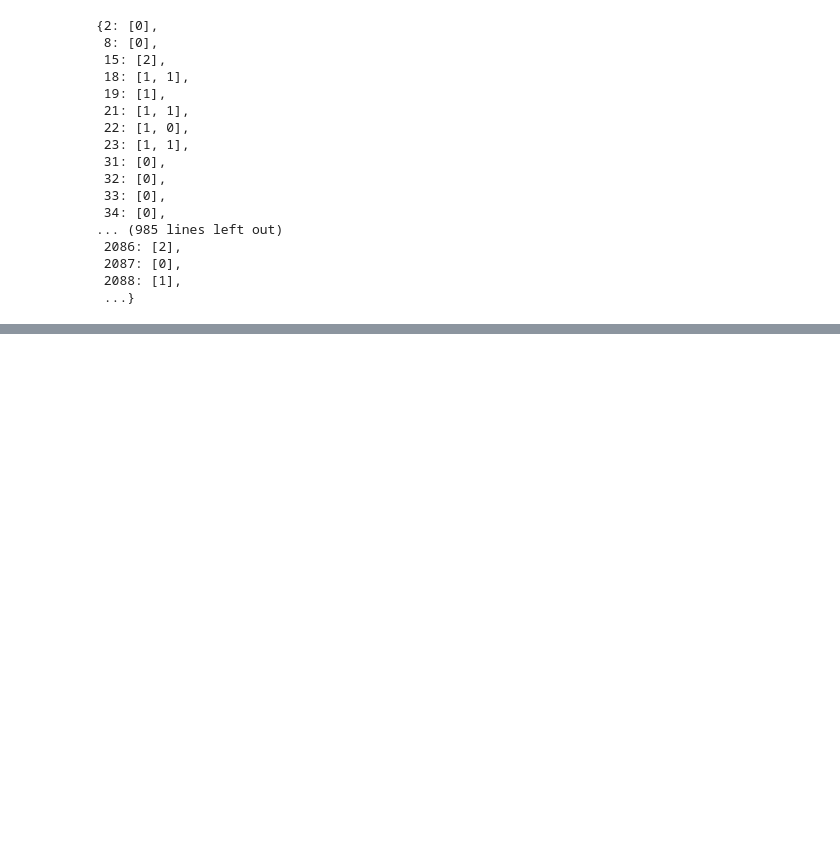
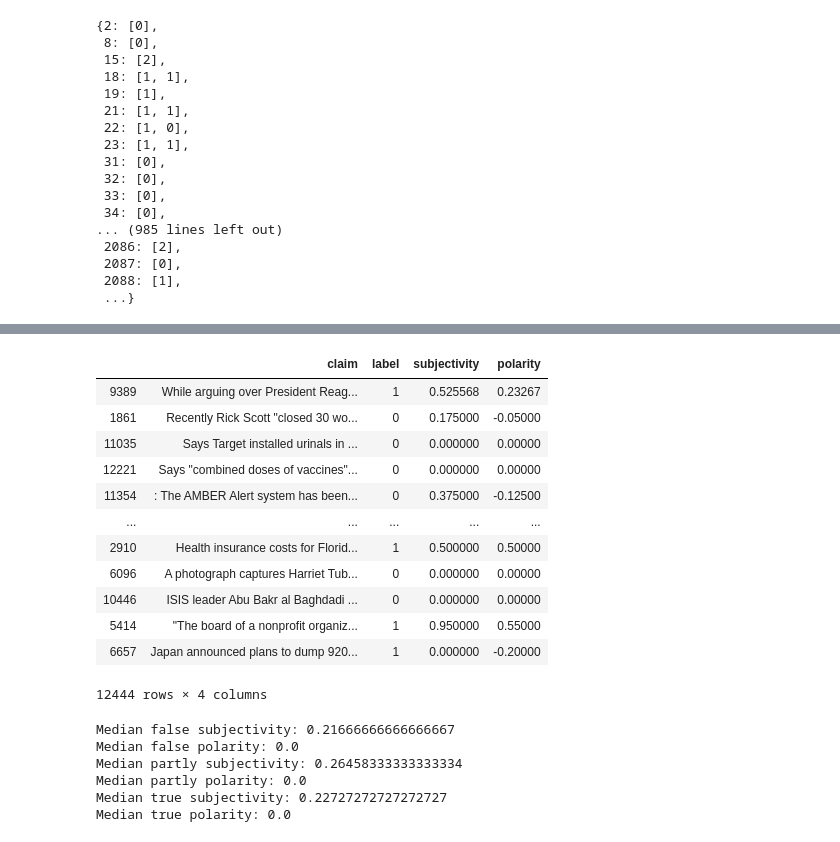
Before and after one commit to atol/fake-news-ai, a Jupyter notebook: notebooks/classifiers.ipynb, the cells around one changed output, grey strips where cells are left out. Cells and saved outputs as stored; diff of their text form; code cells hidden in the pictures; blank space fills up the shorter version.

```diff
--- a/notebooks/classifiers.ipynb
+++ b/notebooks/classifiers.ipynb
@@ -176,14 +117,0 @@ pickle.dump( single_label_claimants, open( "../input/train_claimants.p", "wb" )
-# %%
-import glob
-import os
-articles = []
-
-for file in glob.glob(os.path.join("../dataset/articles", '*.txt')):
-    with open(file) as f:
-        body = " ".join(line for line in f)
-
-    base = os.path.basename(file)
-    file_name = os.path.splitext(base)[0]
-
-    article = (os.path.basename(file_name), body)
-    articles.append(article)
@@ -193,7 +118,7 @@ articles_df.columns = ['article_id', 'article']
 # %%
 related_articles = []
 
-for index, row in train_set.iterrows():
+for index, row in df.iterrows():
     for article in row['related_articles']:
         related_articles.append((article, row['id'], row['label']))
 # %%
@@ -251,0 +240,3 @@ pickle.dump( article_id_single_label, open( "../input/train_article_ids.p", "wb"
+# %%
+claims = pd.DataFrame(df, columns=['claim', 'label'])
+claims
@@ -251,0 +257,21 @@ pickle.dump( article_id_single_label, open( "../input/train_article_ids.p", "wb"
+# %%
+for index, row in claims.iterrows():
+    claim = TextBlob(row['claim'])
+    claims.at[index,'subjectivity'] = claim.sentiment.subjectivity
+    claims.at[index,'polarity'] = claim.sentiment.polarity
+# %%
+claims
+# %% [output]
+|  | claim | label | subjectivity | polarity |
+| 9389 | While arguing over President Reag... | 1 | 0.525568 | 0.23267 |
+| 1861 | Recently Rick Scott "closed 30 wo... | 0 | 0.175000 | -0.05000 |
+| 11035 | Says Target installed urinals in ... | 0 | 0.000000 | 0.00000 |
+| 12221 | Says "combined doses of vaccines"... | 0 | 0.000000 | 0.00000 |
+| 11354 | : The AMBER Alert system has been... | 0 | 0.375000 | -0.12500 |
+| ... | ... | ... | ... | ... |
+| 2910 | Health insurance costs for Florid... | 1 | 0.500000 | 0.50000 |
+| 6096 | A photograph captures Harriet Tub... | 0 | 0.000000 | 0.00000 |
+| 10446 | ISIS leader Abu Bakr al Baghdadi ... | 0 | 0.000000 | 0.00000 |
+| 5414 | "The board of a nonprofit organiz... | 1 | 0.950000 | 0.55000 |
+| 6657 | Japan announced plans to dump 920... | 1 | 0.000000 | -0.20000 |
+12444 rows × 4 columns
@@ -251,0 +334,14 @@ pickle.dump( article_id_single_label, open( "../input/train_article_ids.p", "wb"
+# %%
+print('Median false subjectivity:', median_false_subj)
+print('Median false polarity:', median_false_polar)
+print('Median partly subjectivity:', median_partly_subj)
+print('Median partly polarity:', median_partly_polar)
+print('Median true subjectivity:', median_true_subj)
+print('Median true polarity:', median_true_polar)
+# %% [output]
+Median false subjectivity: 0.21666666666666667
+Median false polarity: 0.0
+Median partly subjectivity: 0.26458333333333334
+Median partly polarity: 0.0
+Median true subjectivity: 0.22727272727272727
+Median true polarity: 0.0
```
Also changed, not shown: parts of 45 cells of this notebook, 3 other files.
